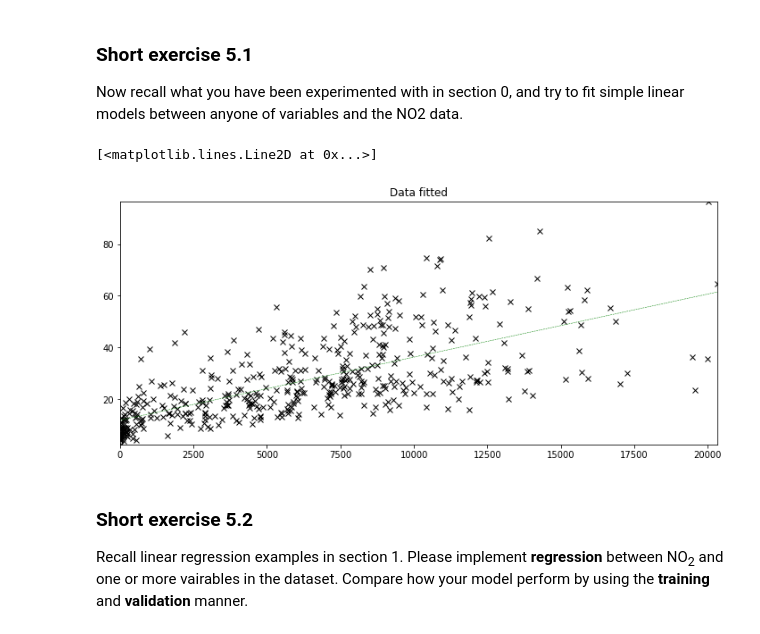
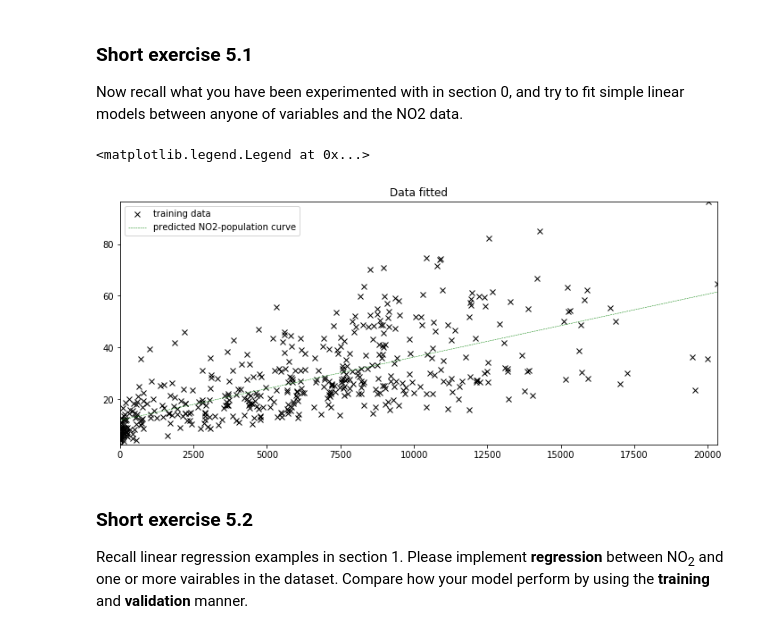
Before and after one commit to jonwangio/uu_ml, a Jupyter notebook: 5_regression_airPollution.ipynb, the cells around one changed output. Drawn from its saved outputs; the diff is of its cells as text; code cells hidden in the pictures.

```diff
--- a/5_regression_airPollution.ipynb
+++ b/5_regression_airPollution.ipynb
@@ -127,40 +132,42 @@ Now recall what you have been experimented with in section 0, and try to fit sim
 # Answers and hints
 # Define a function to fit a linear model to the dummy data.
 def fit(x, y):
     # x : (N, D) np.ndarray
     # y : (N,) np.ndarray
     # Linear fit means a linear model in the form of M(x) = θ1 + θ2x is assumed
     # Or, in the form of matrix multiplication M(X) = θ'X, where
     # X is referred as designed vector/matrix in the form of [1, x]' and θ is [θ1, θ2]'
     X_mat=np.hstack((np.ones(len(x)).reshape(-1,1), x))  # X_mat is a designed matrix
 
     # Given the observed data y, a proper solution of θ to M(x) can be: θ* = argmin (||y - X @ θ||^2_2)
     theta = np.linalg.inv(X_mat.T.dot(X_mat)).dot(X_mat.T).dot(y)  # If you see an @ in the middle of a line, that's matrix multiplication.
     var = np.mean(np.square(X_mat @ theta - y))
     return theta, var
 
 def predict(x, theta, var, return_std:bool=False):
     X_mat=np.hstack((np.ones(len(x)).reshape(-1,1), x))  # X_mat is a designed matrix
     y = X_mat @ theta
     if return_std:
         y_std = np.sqrt(var) + np.zeros_like(y)
         return y, y_std
     return y
 
-weights, variance = fit(data_all['population_1000m'].values.reshape(-1,1), data_all['weekday_daytime_no2'].values)
+column_name = 'population_1000m'  # Select data column
+weights, variance = fit(data_all[column_name].values.reshape(-1,1), data_all['weekday_daytime_no2'].values)
 
-x_all = np.linspace(data_all['population_1000m'].values.min(), data_all['population_1000m'].values.max(), 500).reshape(-1,1)
+x_all = np.linspace(data_all[column_name].values.min(), data_all[column_name].values.max(), 500).reshape(-1,1)
 no2_predict = predict(x_all, weights, variance)
 
 plt.figure(figsize=(12,5))
-plt.xlim([data_all['population_1000m'].values.min(), data_all['population_1000m'].values.max()])
+plt.xlim([data_all[column_name].values.min(), data_all[column_name].values.max()])
 plt.ylim([data_all['weekday_daytime_no2'].values.min(), data_all['weekday_daytime_no2'].values.max()])
 plt.title('Data fitted')
-plt.plot(data_all['population_1000m'].values, data_all['weekday_daytime_no2'].values,'kx',label='training data')
-plt.plot(x_all, no2_predict, '--g', linewidth=.5)
+plt.plot(data_all[column_name].values, data_all['weekday_daytime_no2'].values,'kx',label='training data')
+plt.plot(x_all, no2_predict, '--g', linewidth=.5, label='predicted NO2-population curve')
+plt.legend()
 # %% [output]
-[<matplotlib.lines.Line2D at 0x...>]
+<matplotlib.legend.Legend at 0x...>
-[figure, old version]
+[figure, new version]
 # %%
 # Try to further explore how each variable correlates to the NO2
 # %% [markdown]
```
Also changed, not shown: parts of 14 cells of this notebook.
